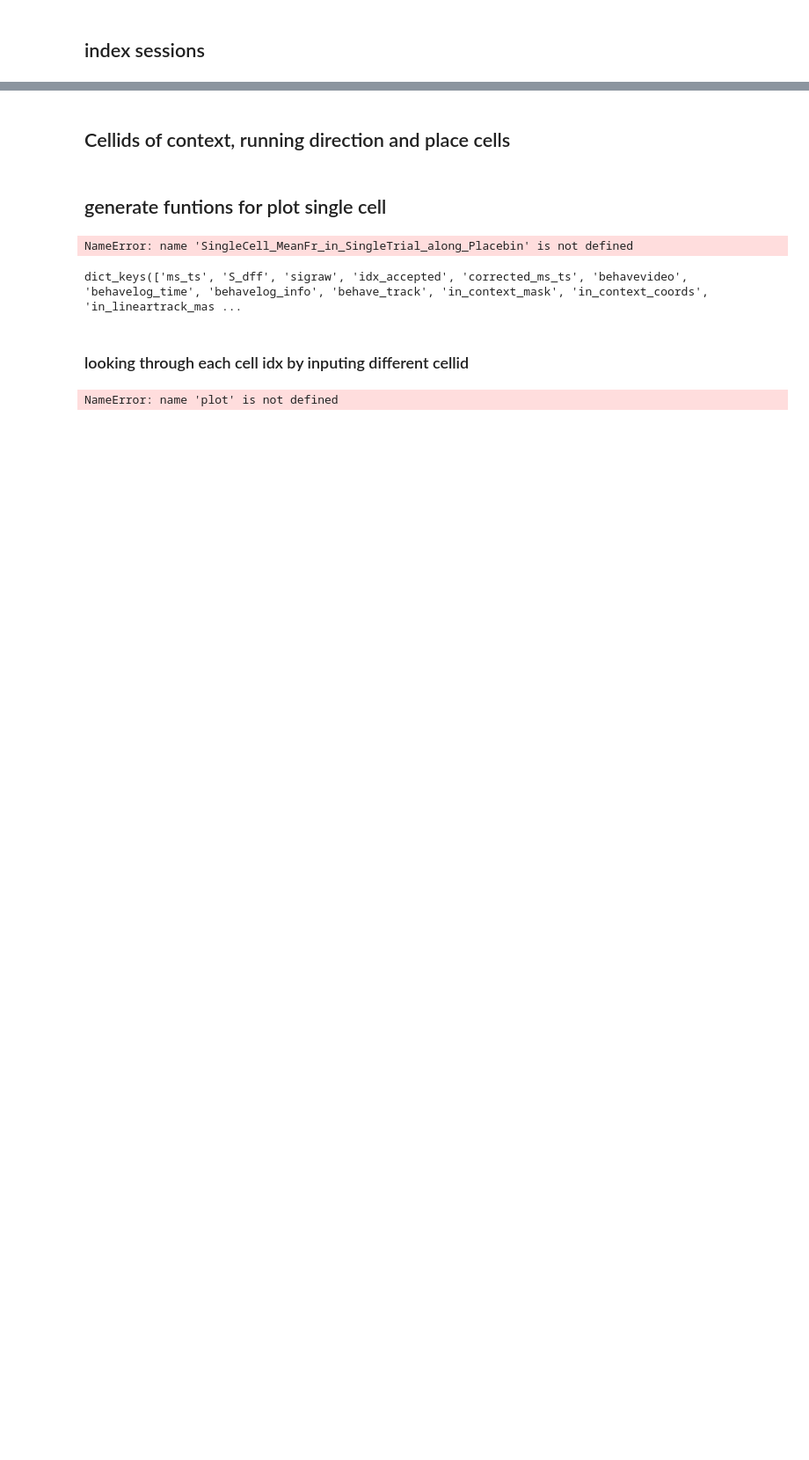
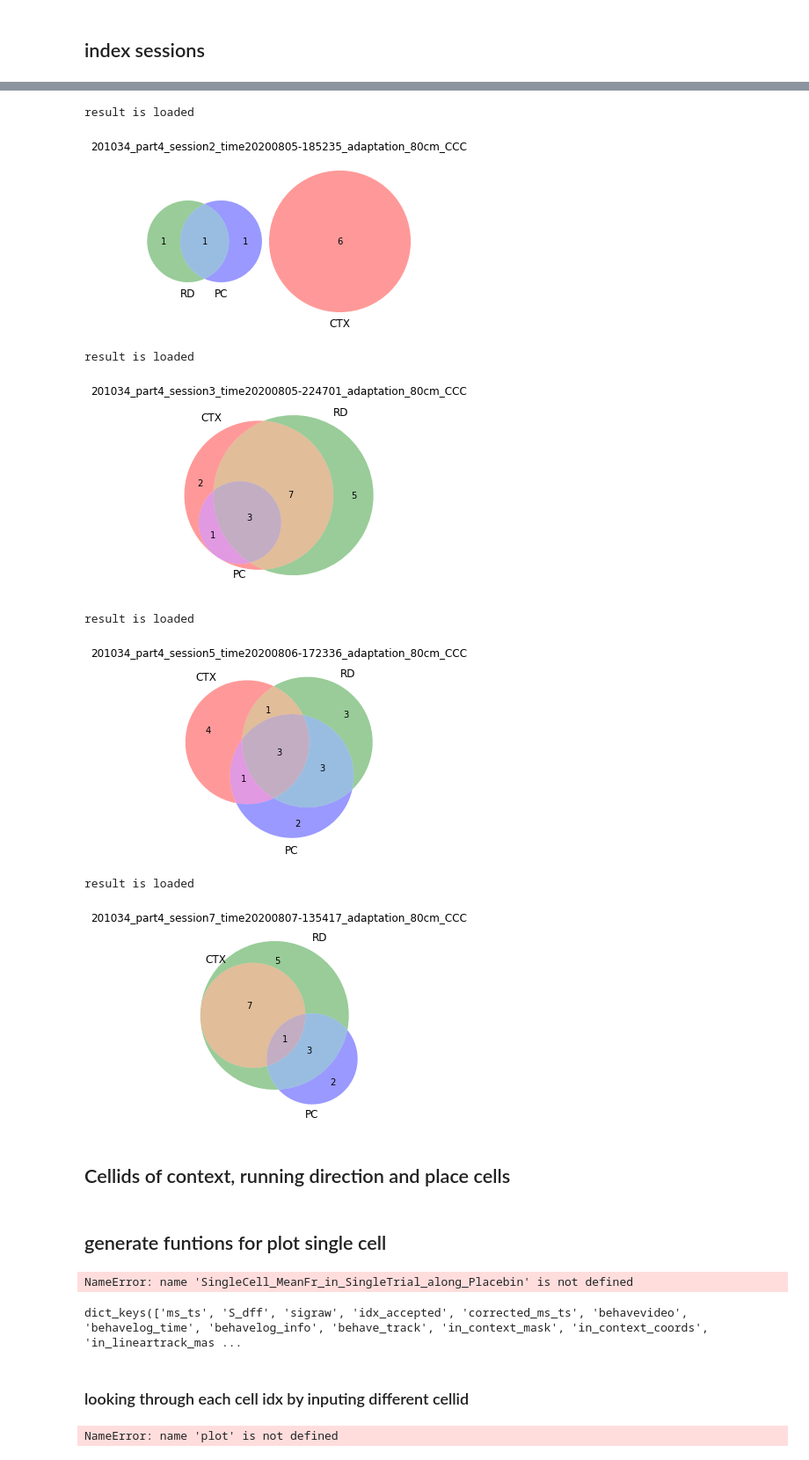
Before and after one commit to SabriQ/g_mylab, a Jupyter notebook: developing/single_cell_analysis/cell proportion along sessions.ipynb, the cells around one changed output, grey strips where cells are left out. Shown at 88% size. Drawn from its saved outputs; the diff is of its cells as text; code cells hidden in the pictures; blank space fills up the shorter version.

```diff
--- a/developing/single_cell_analysis/cell proportion along sessions.ipynb
+++ b/developing/single_cell_analysis/cell proportion along sessions.ipynb
@@ -14,0 +30,4 @@ from mylab.Functions import load_pkl
+# %%
+context_map_file = r"\\10.10.46.135\Lab_Members\_Lab Data Analysis\02_Linear_Track\Miniscope_Linear_Track\batch3\context_map.csv"
+context_map = pd.read_csv(context_map_file,skiprows=1)
+context_map
@@ -27,3 +69,0 @@ sessions
-# %%
-for session in sessions:
-    r = load_pkl(session)
@@ -55,0 +70,16 @@ r["contextcells"]["ctx0_1"]["context0_cells"]
+# %%
+
+def session_descripe(file,context_map):
+    """
+    output the description of the specified session.
+    """
+    mouse_id = re.findall("cell_type_(\d+)",file)[0]
+    part = re.findall("part(\d+)",file)[0]
+    session_num = re.findall("session(\d+).pkl",file)[0]
+#     print(type(mouse_id),type(part),type(session_num))
+    return context_map[(context_map["mouse_id"]==int(mouse_id))
+                      & (context_map["part"]==int(part))
+                      & (context_map["session"] == int(session_num))]
+
+session_description = func(files[0],context_map)
+session_description
@@ -56,2 +123,32 @@ r["contextcells"]["ctx0_1"]["context0_cells"]
+# %%
+from matplotlib import pyplot as plt
+from matplotlib_venn import venn3
+
+
+for file in files:
+    session_description = session_descripe(file,context_map)
+    mouse_id= list(session_description["mouse_id"])[0]
+    part = list(session_description["part"])[0]
+    session_num = list(session_description["session"])[0]
+    index=list(session_description["index"])[0]
+    aim=list(session_description["aim"])[0]
+
+
+
+    ctxcells,rd_cells,pccells = cell_type_1(file,mouseids=["201034"],parts=[4],contexts=[0,1])
+
+    if not type(ctxcells)== int:
+        venn3(subsets=[set(ctxcells),set(rd_cells),set(pccells)],set_labels=("CTX","RD","PC"),set_colors=("r","g","b"))
+        plt.title("%s_part%s_session%s_time%s_%s"%(mouse_id,part,session_num,index,aim))
+        plt.show()
+# %% [output]
+result is loaded
+[figure, added]
+result is loaded
+[figure, added]
+result is loaded
+[figure, added]
+result is loaded
+[figure, added]
 # %% [markdown]
 ## Cellids of context, running direction and place cells
```
Also changed, not shown: parts of 10 cells of this notebook, 1 other file.
